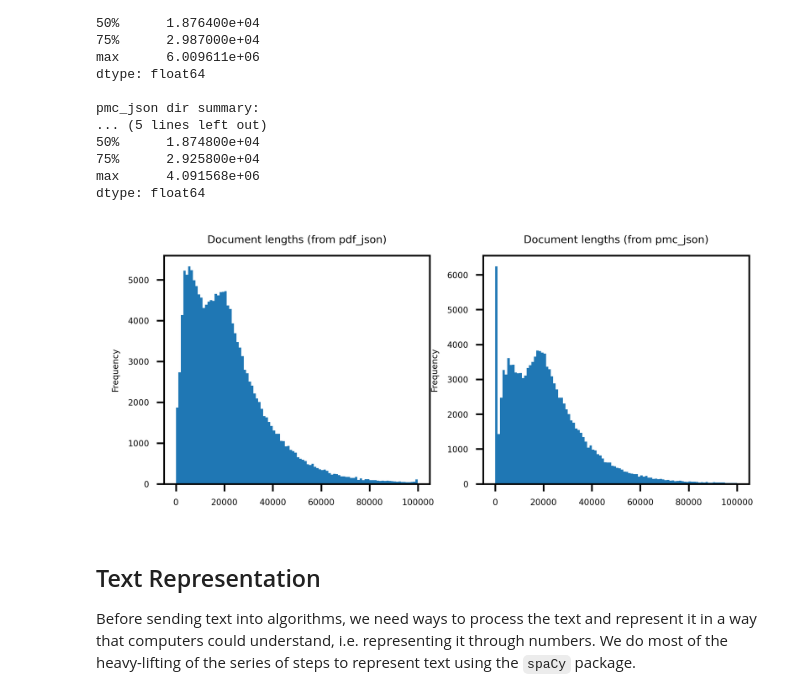
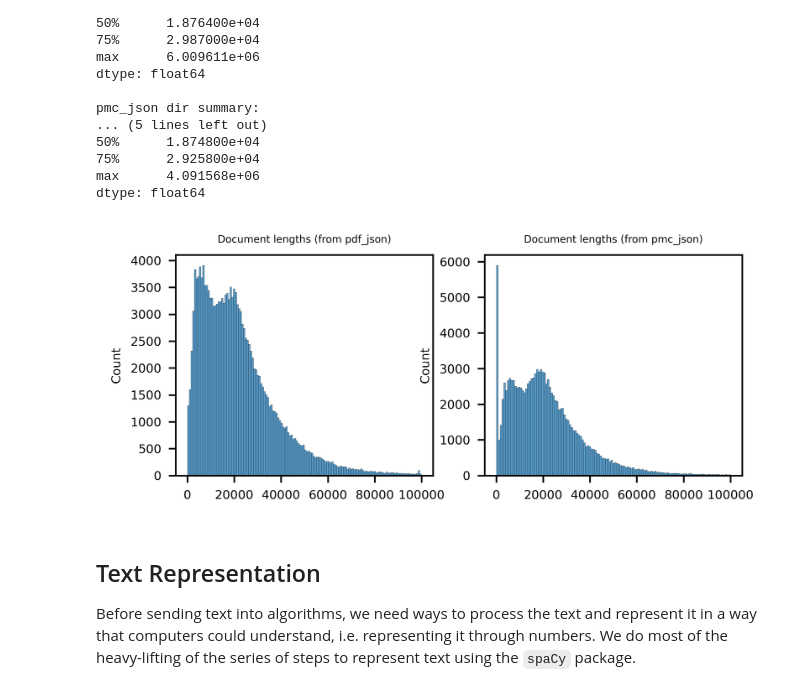
Before and after one commit to aldencabajar/cord-19-topic-modeling, a Jupyter notebook: cord-topic-modeling.ipynb, the cells around one changed output. Cells and saved outputs as stored; diff of their text form; code cells hidden in the pictures.

```diff
--- a/cord-topic-modeling.ipynb
+++ b/cord-topic-modeling.ipynb
@@ -62,5 +60,5 @@ def get_total_lengths(dir, core_num = mp.cpu_count()):
     pool.close()
     return results
 
-lengths_pdf = get_total_lengths(pdf_json_dir, core_num = 4)
-lengths_pmc = get_total_lengths(pmc_json_dir)
+lengths_pdf = get_total_lengths(pdf_json_dir, core_num = 12)
+lengths_pmc = get_total_lengths(pmc_json_dir, core_num = 12)
@@ -94,18 +89,20 @@ max      4.091568e+06
 dtype: float64
 # %%
 mpl.rcParams['figure.dpi'] = 300
-mpl.rcParams.update({'font.size': 4})
+mpl.rcParams.update({'font.size': 6})
 fig, ax = plt.subplots(1,2, figsize = (5,2))
 lengths_pdf_s_new = lengths_pdf_s.loc[lengths_pdf_s <= 1e5]
 lengths_pmc_s_new = lengths_pmc_s.loc[lengths_pmc_s <= 1e5]
 
-lengths_pdf_s_new.plot(kind = 'hist', bins= 100, ax = ax[0])
-lengths_pmc_s_new.plot(kind = 'hist', bins = 100, ax = ax[1])
+#lengths_pdf_s_new.plot(kind = 'hist', bins= 100, ax = ax[0])
+#lengths_pmc_s_new.plot(kind = 'hist', bins = 100, ax = ax[1])
+sns.histplot(lengths_pdf_s_new, ax = ax[0])
+sns.histplot(lengths_pmc_s_new, ax = ax[1])
 ax[0].set_title('Document lengths (from pdf_json)', size = 5)
 ax[1].set_title('Document lengths (from pmc_json)', size =5)
 plt.show()
 # %% [output]
-[figure, old version]
+[figure, new version]
 # %% [markdown]
 ## Text Representation
 
```
Also changed, not shown: parts of 5 cells of this notebook.
